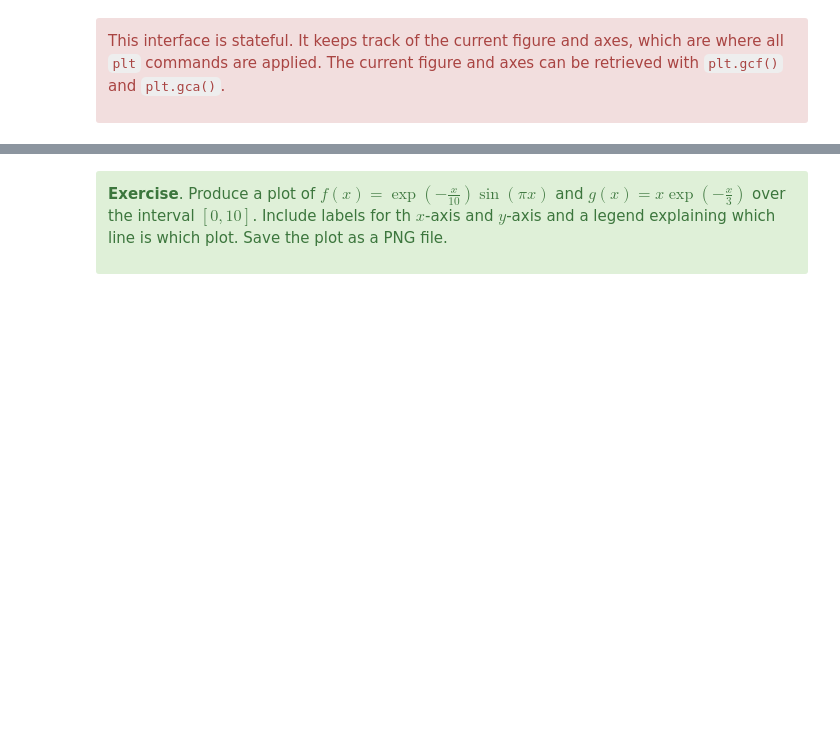
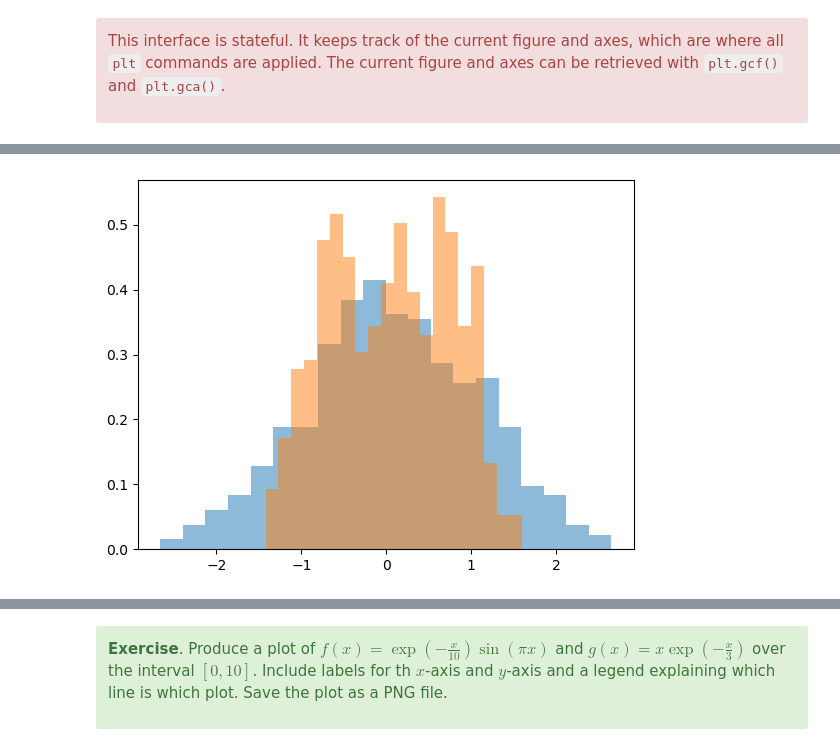
Before and after one commit to glouppe/dats0001-foundations-of-data-science, a Jupyter notebook: nb04-plots.ipynb, the cells around one changed output, grey strips where cells are left out. Cells and saved outputs as stored; diff of their text form; code cells hidden in the pictures; blank space fills up the shorter version.

```diff
--- a/nb04-plots.ipynb
+++ b/nb04-plots.ipynb
@@ -83,10 +113,15 @@ plt.show()
 # %%
 fig = plt.figure()
 ax = plt.axes()
+
+x = np.random.randn(500)
+y = np.sin(x) + 0.25 * np.random.randn(*x.shape)
 
 kwargs = dict(bins=20, alpha=0.5, density=True)
 
 ax.hist(x, **kwargs)
 ax.hist(y, **kwargs)
 
 plt.show()
+# %% [output]
+[figure, added]
```
Also changed, not shown: parts of 33 cells of this notebook, 1 other file.
